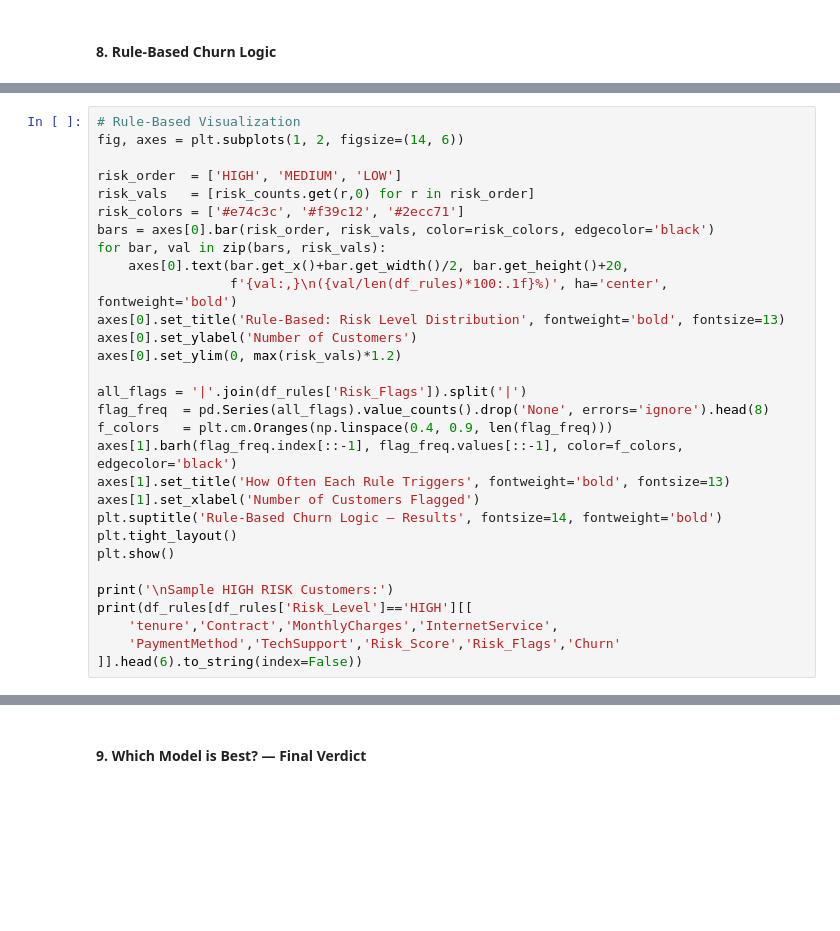
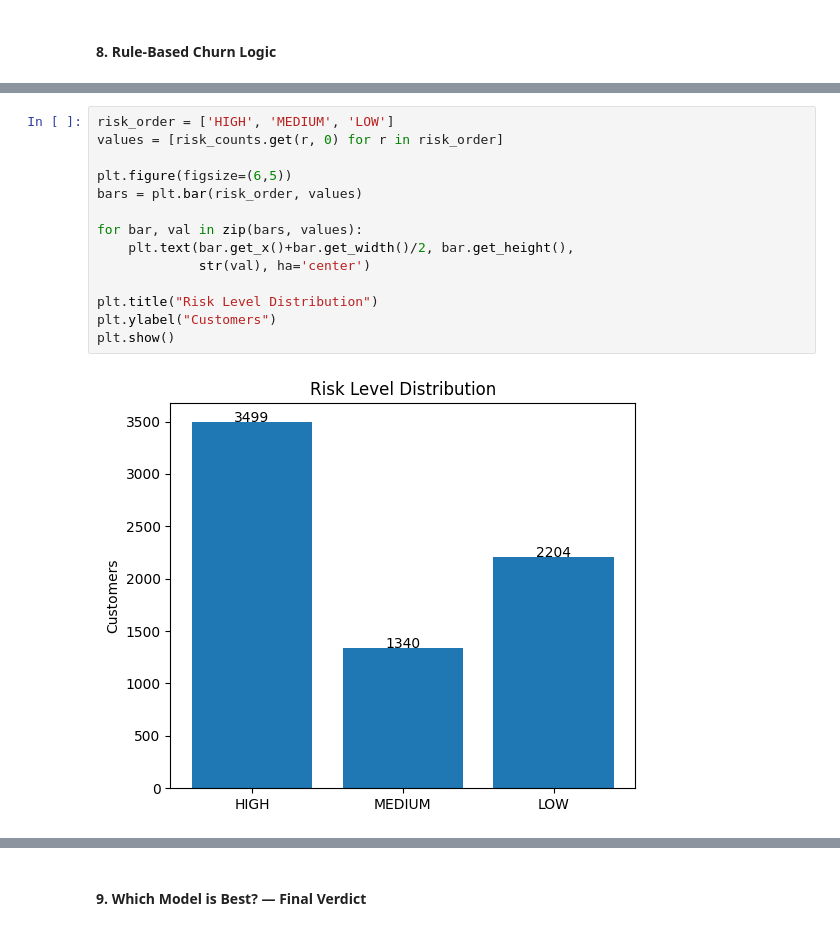
Before and after one commit to Nandhidha30/Churn-Prediction, a Jupyter notebook: predictors.ipynb, the cells around one changed output, grey strips where cells are left out. Drawn from its saved outputs; the diff is of its cells as text; blank space fills up the shorter version.

```diff
--- a/predictors.ipynb
+++ b/predictors.ipynb
@@ -890,30 +869,0 @@ weighted avg       0.79      0.68      0.70      7043
-# %%
-# Rule-Based Visualization
-fig, axes = plt.subplots(1, 2, figsize=(14, 6))
-
-risk_order  = ['HIGH', 'MEDIUM', 'LOW']
-risk_vals   = [risk_counts.get(r,0) for r in risk_order]
-risk_colors = ['#e74c3c', '#f39c12', '#2ecc71']
-bars = axes[0].bar(risk_order, risk_vals, color=risk_colors, edgecolor='black')
-for bar, val in zip(bars, risk_vals):
-    axes[0].text(bar.get_x()+bar.get_width()/2, bar.get_height()+20,
-                 f'{val:,}\n({val/len(df_rules)*100:.1f}%)', ha='center', fontweight='bold')
-axes[0].set_title('Rule-Based: Risk Level Distribution', fontweight='bold', fontsize=13)
-axes[0].set_ylabel('Number of Customers')
-axes[0].set_ylim(0, max(risk_vals)*1.2)
-
-all_flags = '|'.join(df_rules['Risk_Flags']).split('|')
-flag_freq  = pd.Series(all_flags).value_counts().drop('None', errors='ignore').head(8)
-f_colors   = plt.cm.Oranges(np.linspace(0.4, 0.9, len(flag_freq)))
-axes[1].barh(flag_freq.index[::-1], flag_freq.values[::-1], color=f_colors, edgecolor='black')
-axes[1].set_title('How Often Each Rule Triggers', fontweight='bold', fontsize=13)
-axes[1].set_xlabel('Number of Customers Flagged')
-plt.suptitle('Rule-Based Churn Logic — Results', fontsize=14, fontweight='bold')
-plt.tight_layout()
-plt.show()
-
-print('\nSample HIGH RISK Customers:')
-print(df_rules[df_rules['Risk_Level']=='HIGH'][[
-    'tenure','Contract','MonthlyCharges','InternetService',
-    'PaymentMethod','TechSupport','Risk_Score','Risk_Flags','Churn'
-]].head(6).to_string(index=False))
@@ -929,0 +922,16 @@ Sample HIGH RISK Customers:
+# %%
+risk_order = ['HIGH', 'MEDIUM', 'LOW']
+values = [risk_counts.get(r, 0) for r in risk_order]
+
+plt.figure(figsize=(6,5))
+bars = plt.bar(risk_order, values)
+
+for bar, val in zip(bars, values):
+    plt.text(bar.get_x()+bar.get_width()/2, bar.get_height(),
+             str(val), ha='center')
+
+plt.title("Risk Level Distribution")
+plt.ylabel("Customers")
+plt.show()
+# %% [output]
+[figure, added]
```
Also changed, not shown: parts of 15 cells of this notebook, 1 other file.
